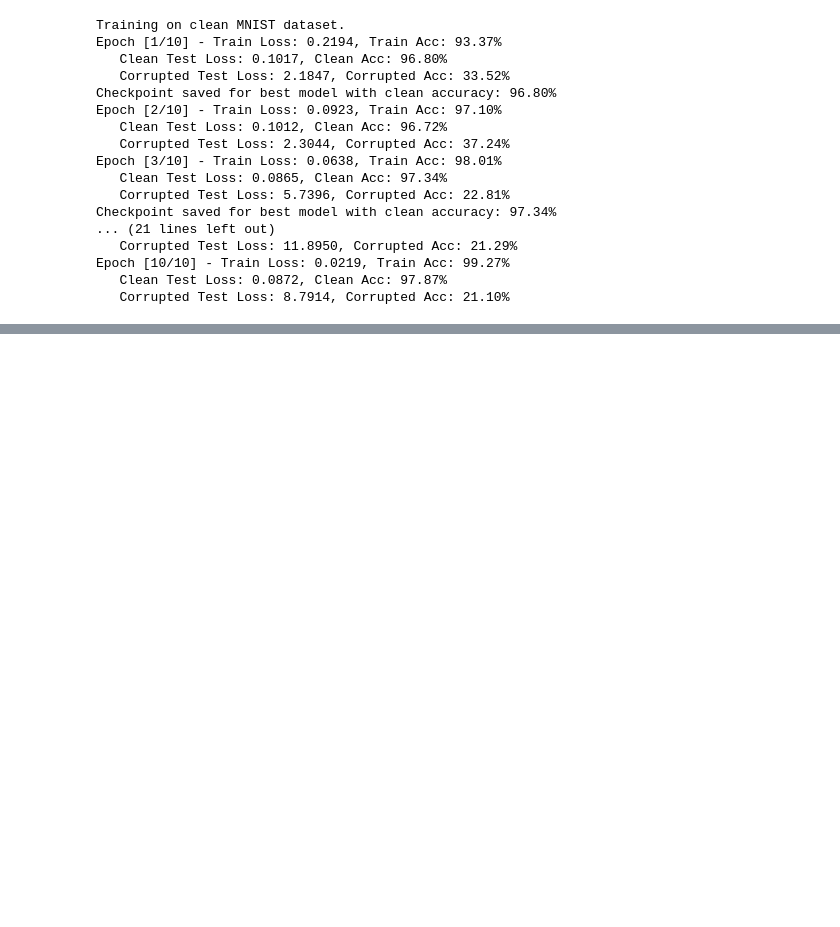
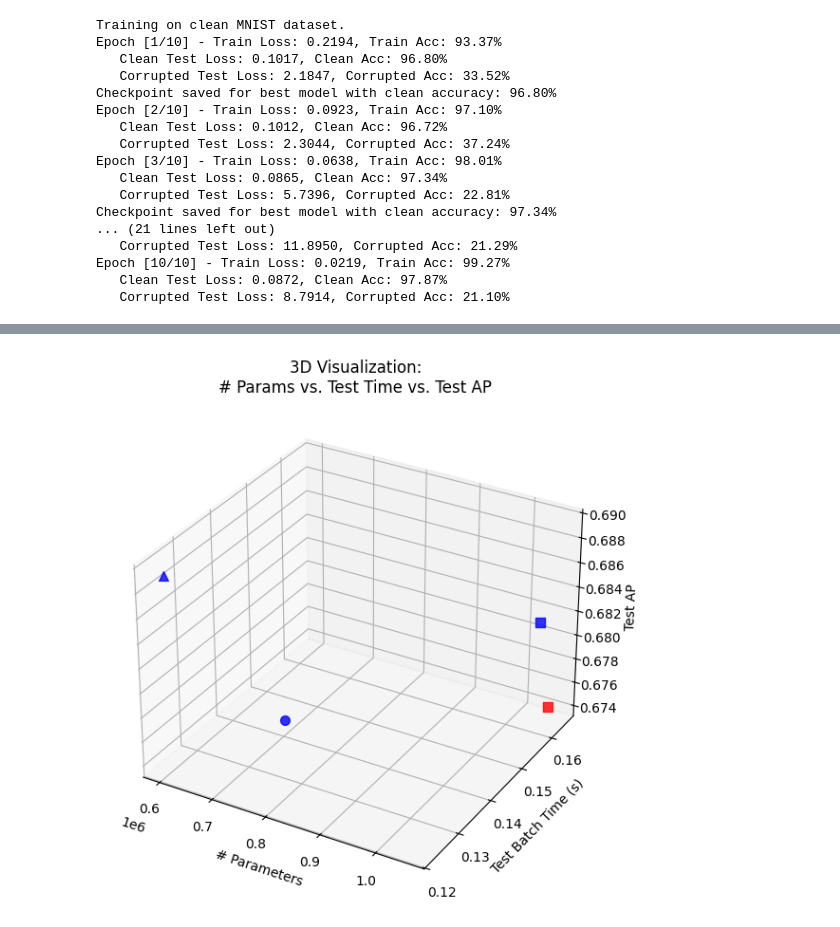
Before and after one commit to aaronhan223/watch, a Jupyter notebook: Podkopaev_Ramdas_Code/mnist_watch.ipynb, the cells around one changed output, grey strips where cells are left out. Saved outputs shown, nothing was run; the diff lists cells and outputs as text; code cells hidden in the pictures; blank space fills up the shorter version.

```diff
--- a/Podkopaev_Ramdas_Code/mnist_watch.ipynb
+++ b/Podkopaev_Ramdas_Code/mnist_watch.ipynb
@@ -490,0 +710,82 @@ math.pow(46, 2)
+# %%
+import matplotlib.pyplot as plt
+from mpl_toolkits.mplot3d import Axes3D  # needed for 3D projection
+
+# Example data: each entry is a dictionary
+data = [
+    {
+        "time_encoder": "Sinusoidal",
+        "d_T": 100,
+        "test_ap": 0.6742,
+        "num_params": 1052945,
+        "test_time": 0.16444
+    },
+    {
+        "time_encoder": "Linear",
+        "d_T": 100,
+        "test_ap": 0.6822,
+        "num_params": 1052945,
+        "test_time": 0.16088
+    },
+    {
+        "time_encoder": "Linear",
+        "d_T": 50,
+        "test_ap": 0.6797,
+        "num_params": 803345,
+        "test_time": 0.12506
+    },
+    {
+        "time_encoder": "Linear",
+        "d_T": 2,
+        "test_ap": 0.6892,
+        "num_params": 601361,
+        "test_time": 0.12277
+    },
+]
+
+# Map each time encoder to a color
+color_map = {
+    "Sinusoidal": "red",
+    "Linear": "blue"
+}
+
+# Map each d_T to a marker shape
+marker_map = {
+    2: "^",    # triangle
+    50: "o",   # circle
+    100: "s",  # square
+}
+
+fig = plt.figure(figsize=(7, 6))
+ax = fig.add_subplot(111, projection='3d')
+
+for entry in data:
+    x_val = entry["num_params"]
+    y_val = entry["test_time"]
+    z_val = entry["test_ap"]
+
+    color_style = color_map.get(entry["time_encoder"], "gray")
+    marker_style = marker_map.get(entry["d_T"], "d")
+
+    ax.scatter(
+        x_val, y_val, z_val,
+        color=color_style,
+        marker=marker_style,
+        s=50,
+        alpha=0.8
+    )
+
+    # Optional: annotate each point with d_T or AP
+    # ax.text(x_val, y_val, z_val, f"d_T={entry['d_T']}", size=8)
+
+# Label axes
+ax.set_xlabel('# Parameters')
+ax.set_ylabel('Test Batch Time (s)')
+ax.set_zlabel('Test AP')
+
+ax.set_title('3D Visualization:\n# Params vs. Test Time vs. Test AP')
+
+plt.tight_layout()
+plt.show()
+# %% [output]
+[figure, added]
```
Also changed, not shown: parts of 5 cells of this notebook, 9 other files.
